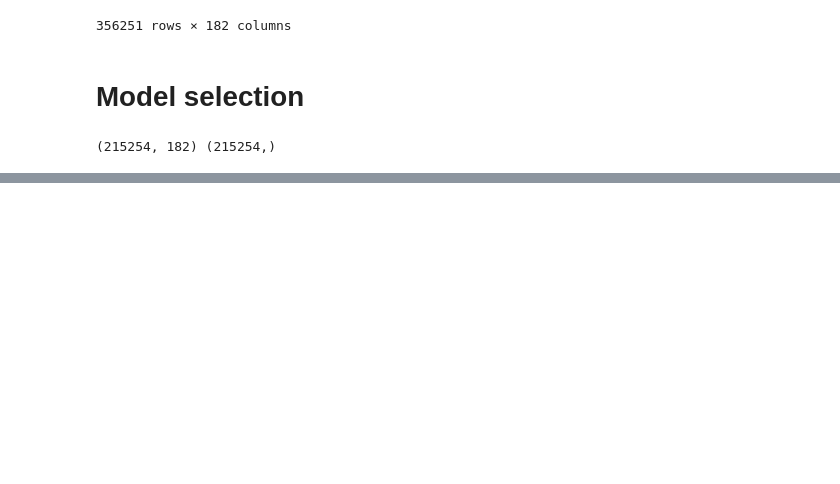
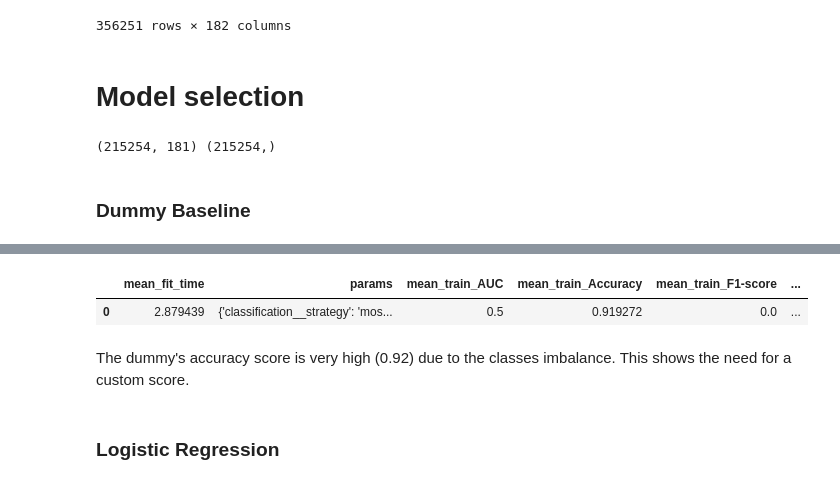
Before and after one commit to BlancaAlfaro/Projet7, a Jupyter notebook: notebooks/01-read.ipynb, the cells around one changed output, grey strips where cells are left out. Drawn from its saved outputs; the diff is of its cells as text; code cells hidden in the pictures; blank space fills up the shorter version.

```diff
--- a/notebooks/01-read.ipynb
+++ b/notebooks/01-read.ipynb
@@ -93,9 +106,9 @@ kaggle_df,X_train,X_test,y_train,y_test=get_initial_splits(df)
 # %% [markdown]
 # Model selection
 # %%
-print(X_train.shape,y_train.shape)
+print(X_train_scaled.shape,y_train.shape)
 # %% [output]
-(215254, 182) (215254,)
+(215254, 181) (215254,)
 # %%
 def custom_loss(y_true, y_pred):
     #FP = loan not given to good client, FN loan given to bad client.
@@ -128,0 +119,8 @@ def get_grid_cv_scores(model,params,custom_score):
+# %% [markdown]
+### Dummy Baseline
+# %%
+model=DummyClassifier()
+params={'classification__strategy':['most_frequent']}
+_,results_dummy=get_grid_cv_scores(model,params,custom_score=custom_score,X_train=X_train_scaled,y_train=y_train)
+results_dummy
+# %% [output]
@@ -129,3 +130,9 @@ def get_grid_cv_scores(model,params,custom_score):
+|  | mean_fit_time | params | mean_train_AUC | mean_train_Accuracy | mean_train_F1-score | ... |
+| 0 | 2.879439 | {'classification__strategy': 'mos... | 0.5 | 0.919272 | 0.0 | ... |
+# %% [markdown]
+The dummy's accuracy score is very high (0.92) due to the classes imbalance. This shows the need for a custom score.
+# %% [markdown]
+### Logistic Regression
 # %%
 model=LogisticRegression(random_state=33)
 params={'classification__penalty' : ['elasticnet', None], 'classification__l1_ratio':[0,0.2,0.5,0.7,1],'classification__C': [0.1,1,2,5, 10.]}
```
Also changed, not shown: parts of 31 cells of this notebook, 5 other files.
